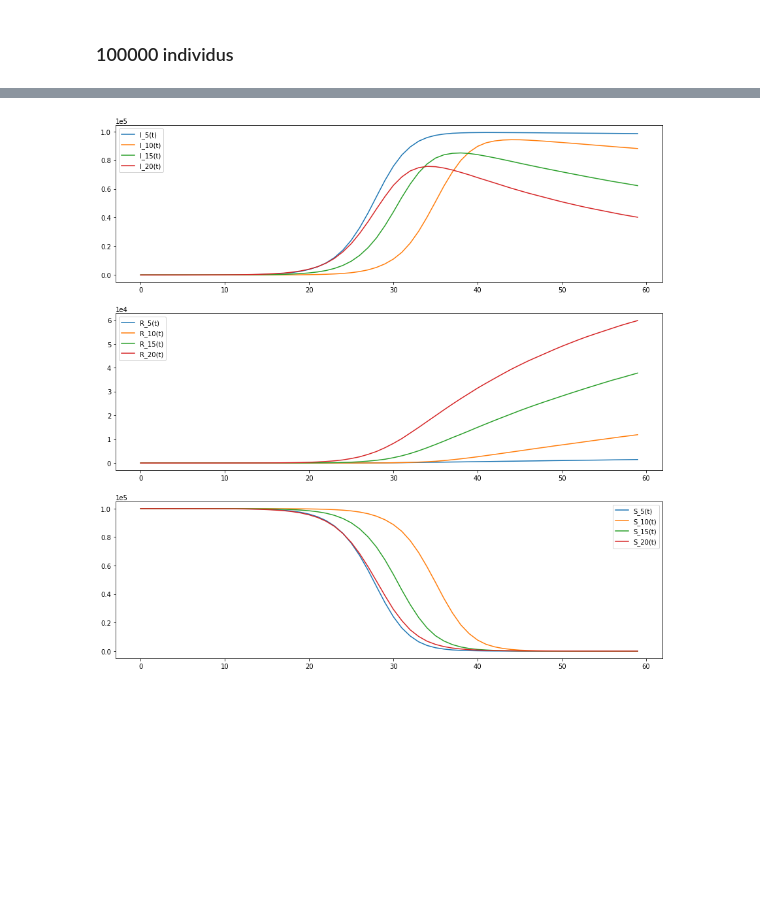
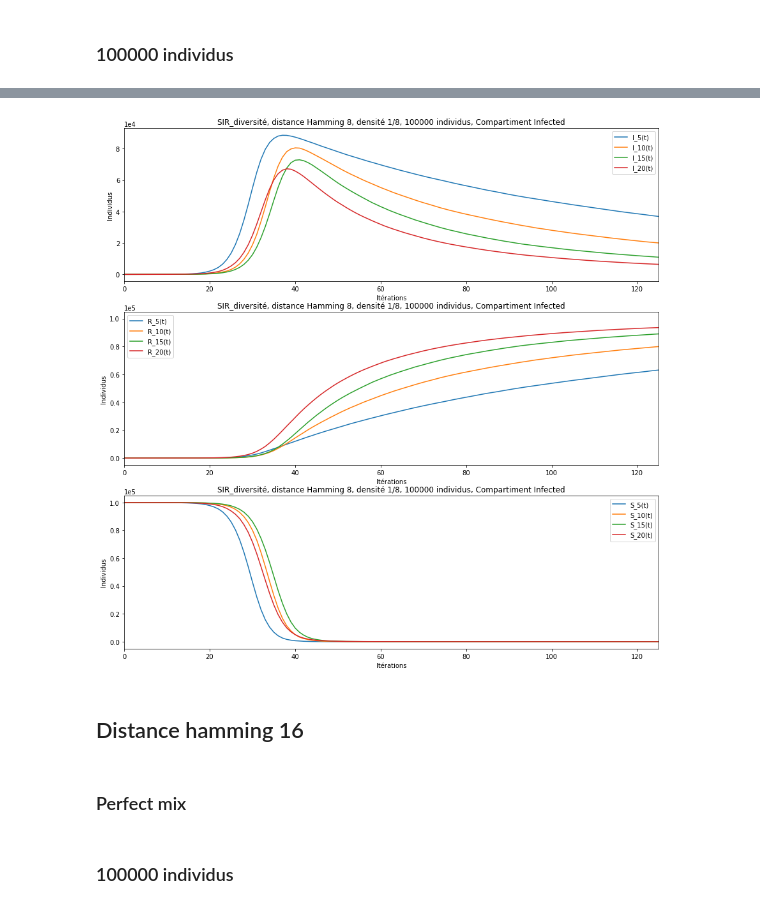
Before and after one commit to maximepasquier/Diversity, a Jupyter notebook: Python/SIR_diversite.ipynb, the cells around one changed output, grey strips where cells are left out. Cells and saved outputs as stored; diff of their text form; code cells hidden in the pictures; blank space fills up the shorter version.

Commit message:
Version 3.9 : plots propres

```diff
--- a/Python/SIR_diversite.ipynb
+++ b/Python/SIR_diversite.ipynb
@@ -107,7 +136,7 @@ plt.show()
 # %% [markdown]
 ### 100000 individus
 # %%
-path1 = str(Path("./").parent.absolute().parents[0]) + "/Simulations/SIR/Diversite/perfect_mix/highCompatibility/diversite5"
-path2 = str(Path("./").parent.absolute().parents[0]) + "/Simulations/SIR/Diversite/perfect_mix/highCompatibility/diversite10"
-path3 = str(Path("./").parent.absolute().parents[0]) + "/Simulations/SIR/Diversite/perfect_mix/highCompatibility/diversite15"
-path4 = str(Path("./").parent.absolute().parents[0]) + "/Simulations/SIR/Diversite/perfect_mix/highCompatibility/diversite20"
+path1 = str(Path("./").parent.absolute().parents[0]) + "/Simulations/SIR/Diversite/perfect_mix/distanceHamming8/diversite5"
+path2 = str(Path("./").parent.absolute().parents[0]) + "/Simulations/SIR/Diversite/perfect_mix/distanceHamming8/diversite10"
+path3 = str(Path("./").parent.absolute().parents[0]) + "/Simulations/SIR/Diversite/perfect_mix/distanceHamming8/diversite15"
+path4 = str(Path("./").parent.absolute().parents[0]) + "/Simulations/SIR/Diversite/perfect_mix/distanceHamming8/diversite20"
@@ -150,9 +197,13 @@ I_10, = plt.plot(contamine2, label='I_10(t)')
 I_15, = plt.plot(contamine3, label='I_15(t)')
 I_20, = plt.plot(contamine4, label='I_20(t)')
 
+plt.title("SIR_diversité, distance Hamming 8, densité 1/8, 100000 individus, Compartiment Infected")
+plt.xlabel("Itérations")
+plt.ylabel("Individus")
 plt.legend(handles=[I_5, I_10, I_15, I_20])
 
 plt.ticklabel_format(style='sci', axis='y', scilimits=(0,0)) # use scientific notation
+plt.xlim([0, iterations])
 
 # Recovered
 plt.subplot(3,1,2)
@@ -160,32 +211,45 @@ R_5, = plt.plot(recovered1, label='R_5(t)')
 R_10, = plt.plot(recovered2, label='R_10(t)')
 R_15, = plt.plot(recovered3, label='R_15(t)')
 R_20, = plt.plot(recovered4, label='R_20(t)')
 
+plt.title("SIR_diversité, distance Hamming 8, densité 1/8, 100000 individus, Compartiment Infected")
+plt.xlabel("Itérations")
+plt.ylabel("Individus")
 plt.legend(handles=[R_5, R_10, R_15, R_20])
 
 plt.ticklabel_format(style='sci', axis='y', scilimits=(0,0)) # use scientific notation
+plt.xlim([0, iterations])
 
 # Susceptible
 plt.subplot(3,1,3)
 S_5, = plt.plot((N-contamine1)['Nombre de contaminés'].subtract(recovered1['Recovered']), label='S_5(t)')
 S_10, = plt.plot((N-contamine2)['Nombre de contaminés'].subtract(recovered2['Recovered']), label='S_10(t)')
 S_15, = plt.plot((N-contamine3)['Nombre de contaminés'].subtract(recovered3['Recovered']), label='S_15(t)')
 S_20, = plt.plot((N-contamine4)['Nombre de contaminés'].subtract(recovered4['Recovered']), label='S_20(t)')
 
+plt.title("SIR_diversité, distance Hamming 8, densité 1/8, 100000 individus, Compartiment Infected")
+plt.xlabel("Itérations")
+plt.ylabel("Individus")
 plt.legend(handles=[S_5, S_10, S_15, S_20])
 
 plt.ticklabel_format(style='sci', axis='y', scilimits=(0,0)) # use scientific notation
+plt.xlim([0, iterations])
 
-#plt.xlim([0, 200])
 plt.show()
 
 # MSE I
 #print("MSE I : ", np.square(np.subtract(contamine['Nombre de contaminés'].values.tolist(),I_comp)).mean())
 
 # MSE S
 #print("MSE S : ", np.square(np.subtract(nombre_individus_data_S.values.tolist(),S_comp)).mean())
 
 # MSE R
 #print("MSE R : ", np.square(np.subtract(recovered['Recovered'].values.tolist(),R_comp)).mean())
 # %% [output]
-[figure, old version]
+[figure, new version]
+# %% [markdown]
+## Distance hamming 16
+# %% [markdown]
+### Perfect mix
+# %% [markdown]
+### 100000 individus
```
Also changed, not shown: parts of 13 cells of this notebook, 5 other files.
